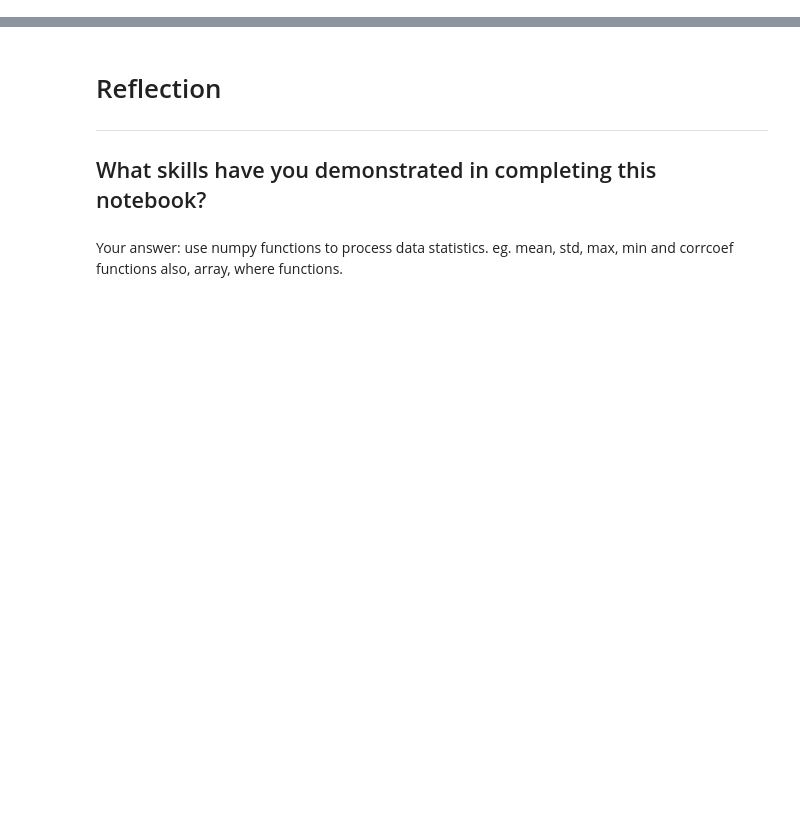
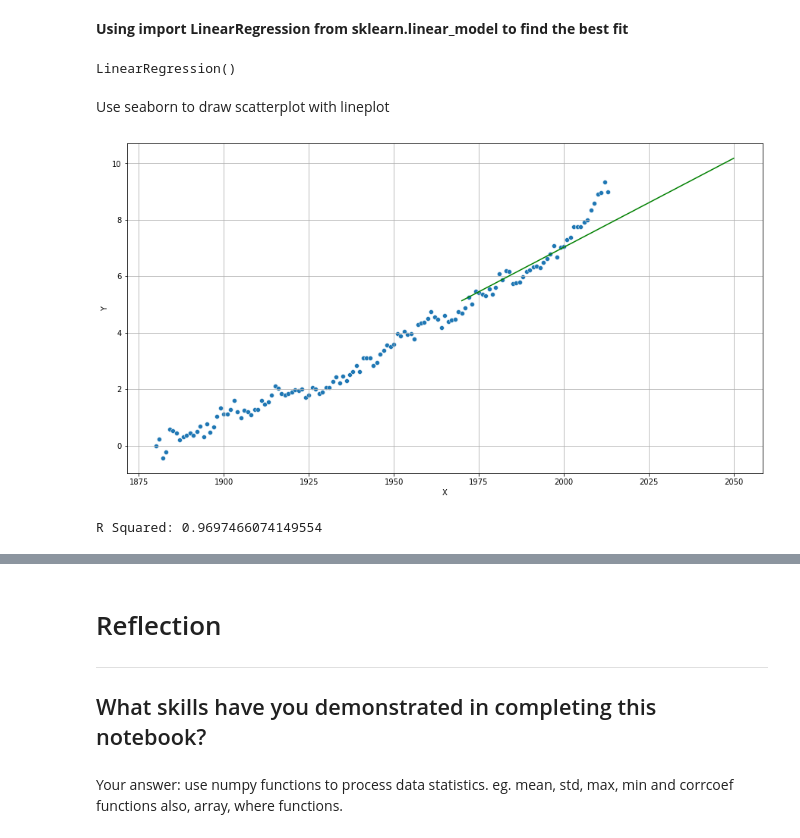
Before and after one commit to sysphcd/PythonProgrammingforData, a Jupyter notebook: Projects/Sea_Level_Project.ipynb, the cells around one changed output, grey strips where cells are left out. Saved outputs shown, nothing was run; the diff lists cells and outputs as text; code cells hidden in the pictures; blank space fills up the shorter version.

```diff
--- a/Projects/Sea_Level_Project.ipynb
+++ b/Projects/Sea_Level_Project.ipynb
@@ -141,0 +304,2 @@ correlation coefficient for Year and CSIRO Adjusted Sea Level :
+# %% [markdown]
+**Using import LinearRegression from sklearn.linear_model to find the best fit**
@@ -141,0 +315,17 @@ correlation coefficient for Year and CSIRO Adjusted Sea Level :
+# %%
+x = np.array(years).reshape(-1,1)
+y = np.array(sea_levels).reshape(-1,1)
+# %%
+# build a LinearRegression model, fit to the data
+model = LinearRegression(fit_intercept=True)
+# fitting the model
+model.fit(x, y)
+# %% [output]
+LinearRegression()
+# %%
+# give a forecast years until year 2100
+x_new = np.linspace(1970, 2050, 131).reshape(-1, 1) #an array of values you want to predict from
+# predicting values : Use model to predict for many years
+y_new = model.predict(x_new) #predict the levels_forecast
+
+# print("Prediction: year = {}, level = {:.02f}".format(x_new, y_new[0,0]))
@@ -141,0 +349,2 @@ correlation coefficient for Year and CSIRO Adjusted Sea Level :
+# %% [markdown]
+Use seaborn to draw scatterplot with lineplot
@@ -141,0 +358,17 @@ correlation coefficient for Year and CSIRO Adjusted Sea Level :
+# %%
+# plot regression line : over-plot with measured data
+plt.figure(figsize = (15,8))
+ax = sns.scatterplot(x[:,0],y[:,0])
+# sns.regplot(x=years, y=sea_levels, data=filted_sealevel_df, color='red');
+#create scatterplot with regression line
+sns.lineplot(x = x_new[:,0],y = y_new[:,0], color='green')
+ax.set(xlabel='X', ylabel='Y')
+ax.grid(True)
+plt.show()
+# %% [output]
+[figure, added]
+# %%
+# R Squared
+print(f'R Squared: {model.score(x,y)}')
+# %% [output]
+R Squared: 0.9697466074149554
```
Also changed, not shown: parts of 45 cells of this notebook.
